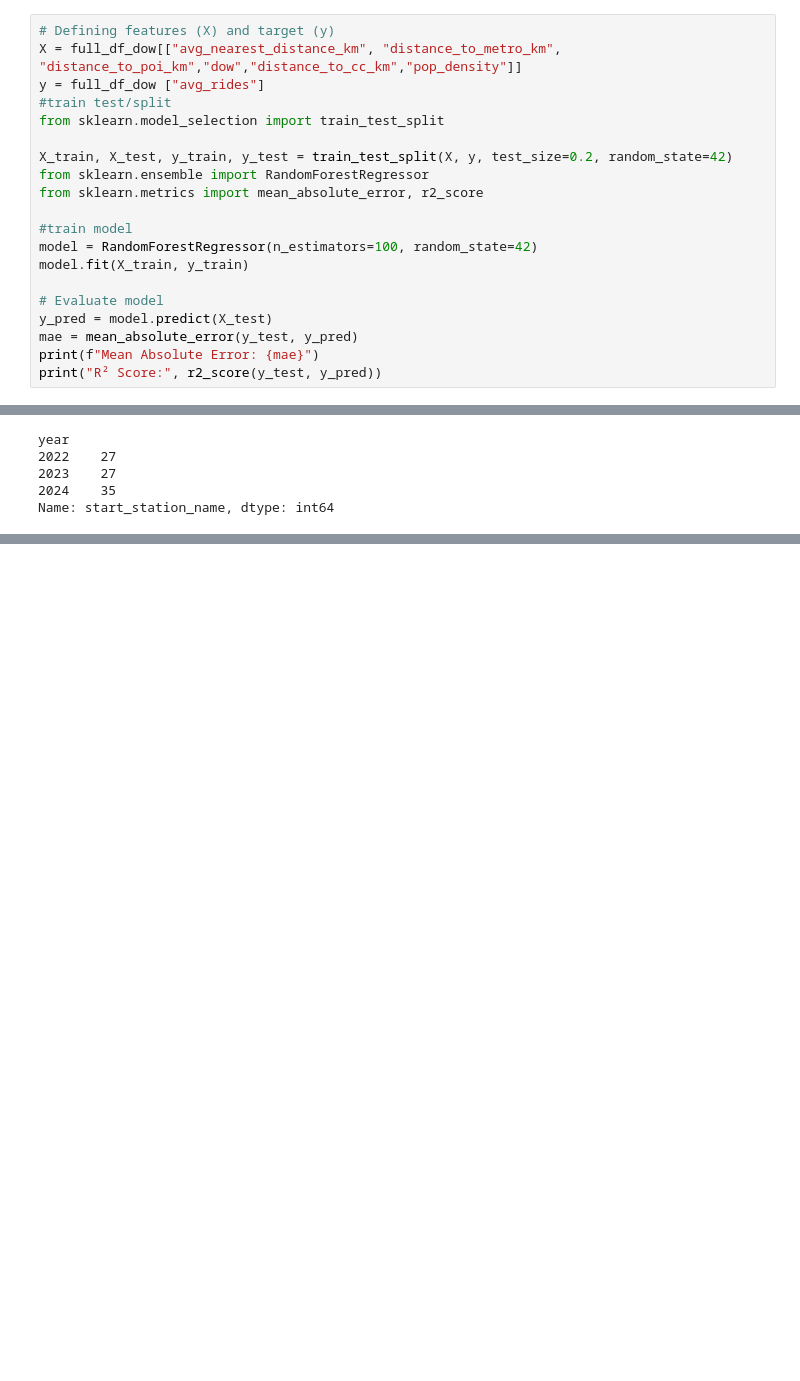
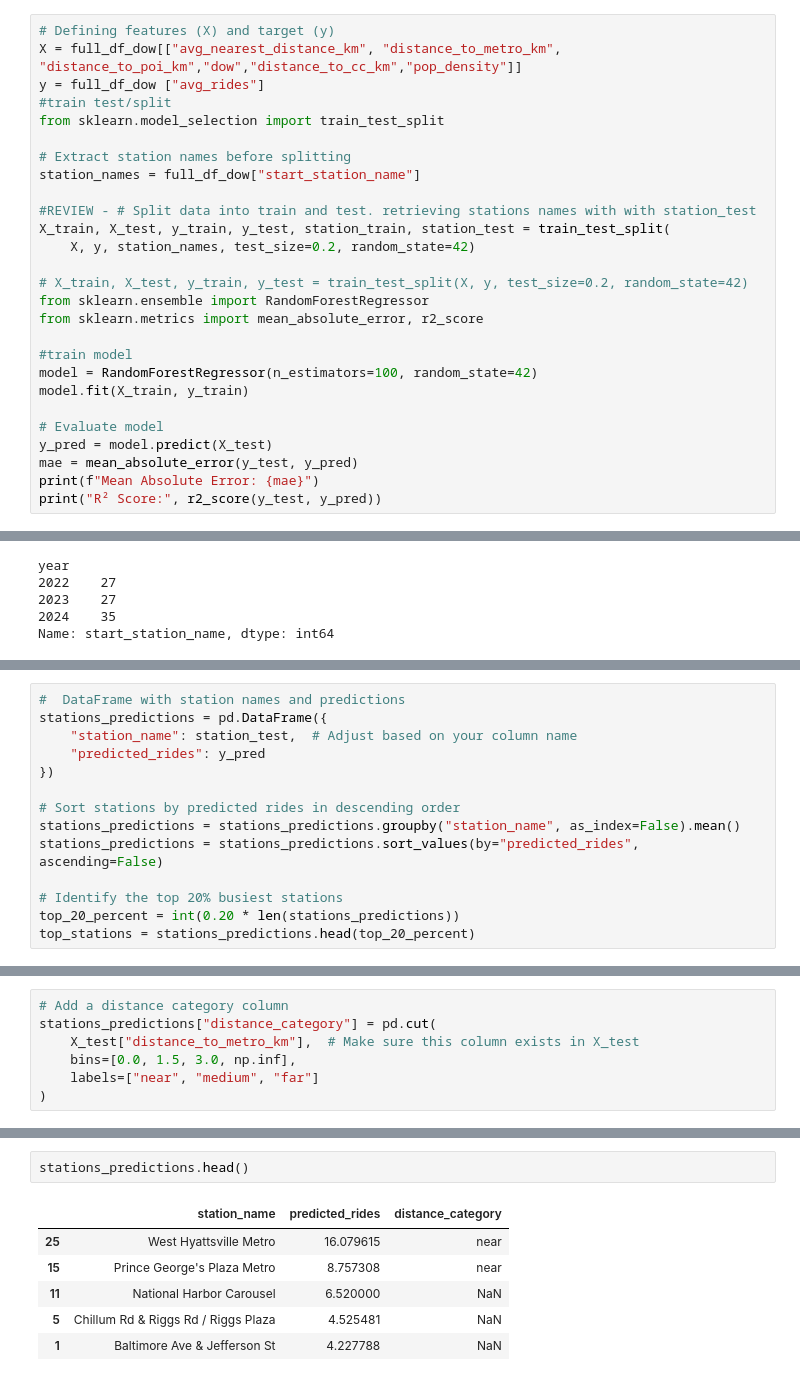
Before and after one commit to pabs-llama/projects, a Jupyter notebook: project_3_ capitalbikeshare/linear_regression_pg.ipynb, the cells around one changed output, grey strips where cells are left out. Drawn from its saved outputs; the diff is of its cells as text; blank space fills up the shorter version.

Commit message:
adjusting ML. Probably overfitting

```diff
--- a/project_3_ capitalbikeshare/linear_regression_pg.ipynb
+++ b/project_3_ capitalbikeshare/linear_regression_pg.ipynb
@@ -1028,7 +1082,14 @@ y = full_df_dow ["avg_rides"]
 #train test/split
 from sklearn.model_selection import train_test_split
 
-X_train, X_test, y_train, y_test = train_test_split(X, y, test_size=0.2, random_state=42)
+# Extract station names before splitting
+station_names = full_df_dow["start_station_name"]
+
+#REVIEW - # Split data into train and test. retrieving stations names with with station_test
+X_train, X_test, y_train, y_test, station_train, station_test = train_test_split(
+    X, y, station_names, test_size=0.2, random_state=42)
+
+# X_train, X_test, y_train, y_test = train_test_split(X, y, test_size=0.2, random_state=42)
 from sklearn.ensemble import RandomForestRegressor
 from sklearn.metrics import mean_absolute_error, r2_score
 
@@ -1436,0 +1616,14 @@ Name: start_station_name, dtype: int64
+# %%
+#  DataFrame with station names and predictions
+stations_predictions = pd.DataFrame({
+    "station_name": station_test,  # Adjust based on your column name
+    "predicted_rides": y_pred
+})
+
+# Sort stations by predicted rides in descending order
+stations_predictions = stations_predictions.groupby("station_name", as_index=False).mean()
+stations_predictions = stations_predictions.sort_values(by="predicted_rides", ascending=False)
+
+# Identify the top 20% busiest stations
+top_20_percent = int(0.20 * len(stations_predictions))
+top_stations = stations_predictions.head(top_20_percent)
@@ -1436,0 +1657,7 @@ Name: start_station_name, dtype: int64
+# %%
+# Add a distance category column
+stations_predictions["distance_category"] = pd.cut(
+    X_test["distance_to_metro_km"],  # Make sure this column exists in X_test
+    bins=[0.0, 1.5, 3.0, np.inf],
+    labels=["near", "medium", "far"]
+)
@@ -1436,0 +1670,9 @@ Name: start_station_name, dtype: int64
+# %%
+stations_predictions.head()
+# %% [output]
+|  | station_name | predicted_rides | distance_category |
+| 25 | West Hyattsville Metro | 16.079615 | near |
+| 15 | Prince George's Plaza Metro | 8.757308 | near |
+| 11 | National Harbor Carousel | 6.520000 | NaN |
+| 5 | Chillum Rd & Riggs Rd / Riggs Plaza | 4.525481 | NaN |
+| 1 | Baltimore Ave & Jefferson St | 4.227788 | NaN |
```
Also changed, not shown: parts of 30 cells of this notebook, 1 other file.
